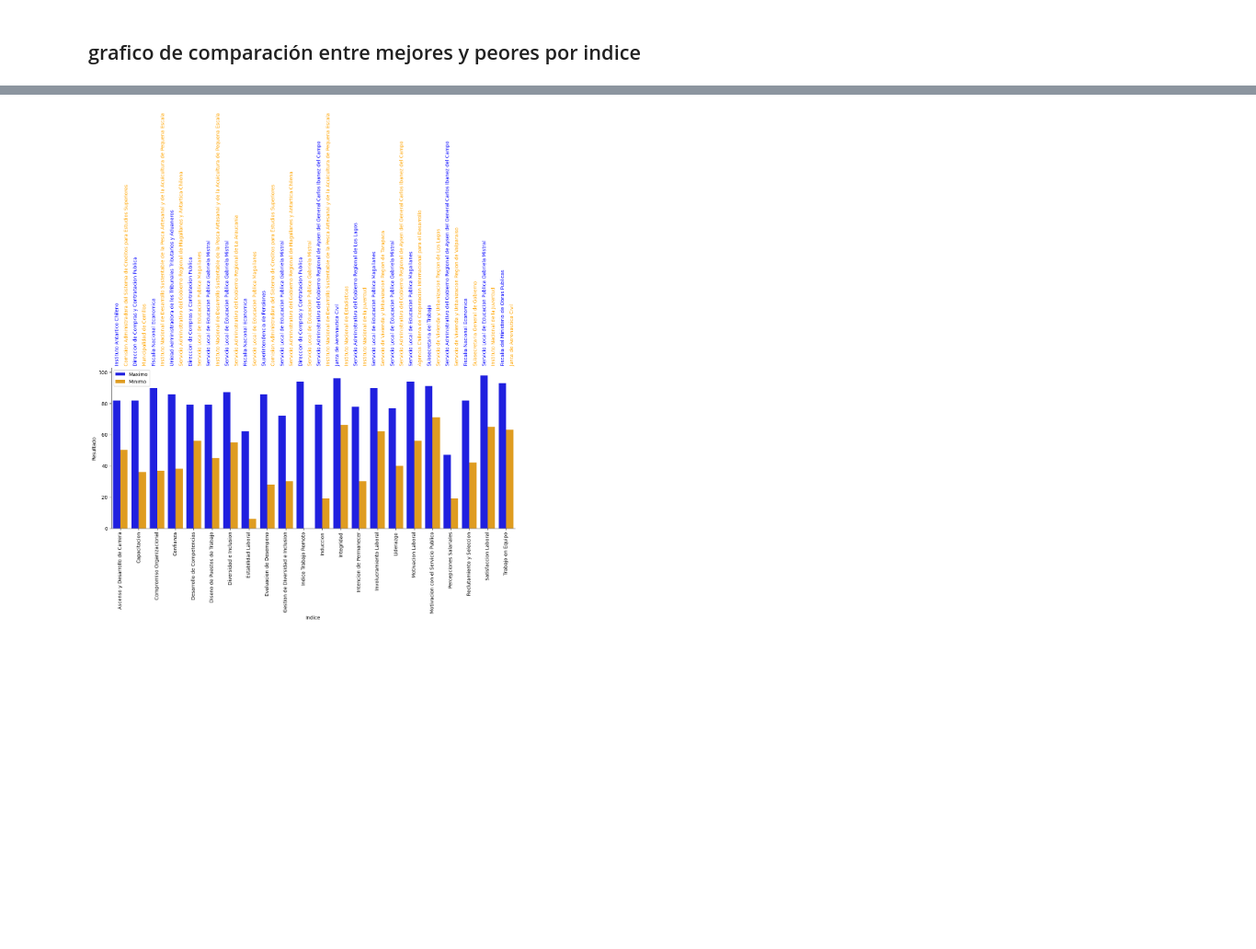
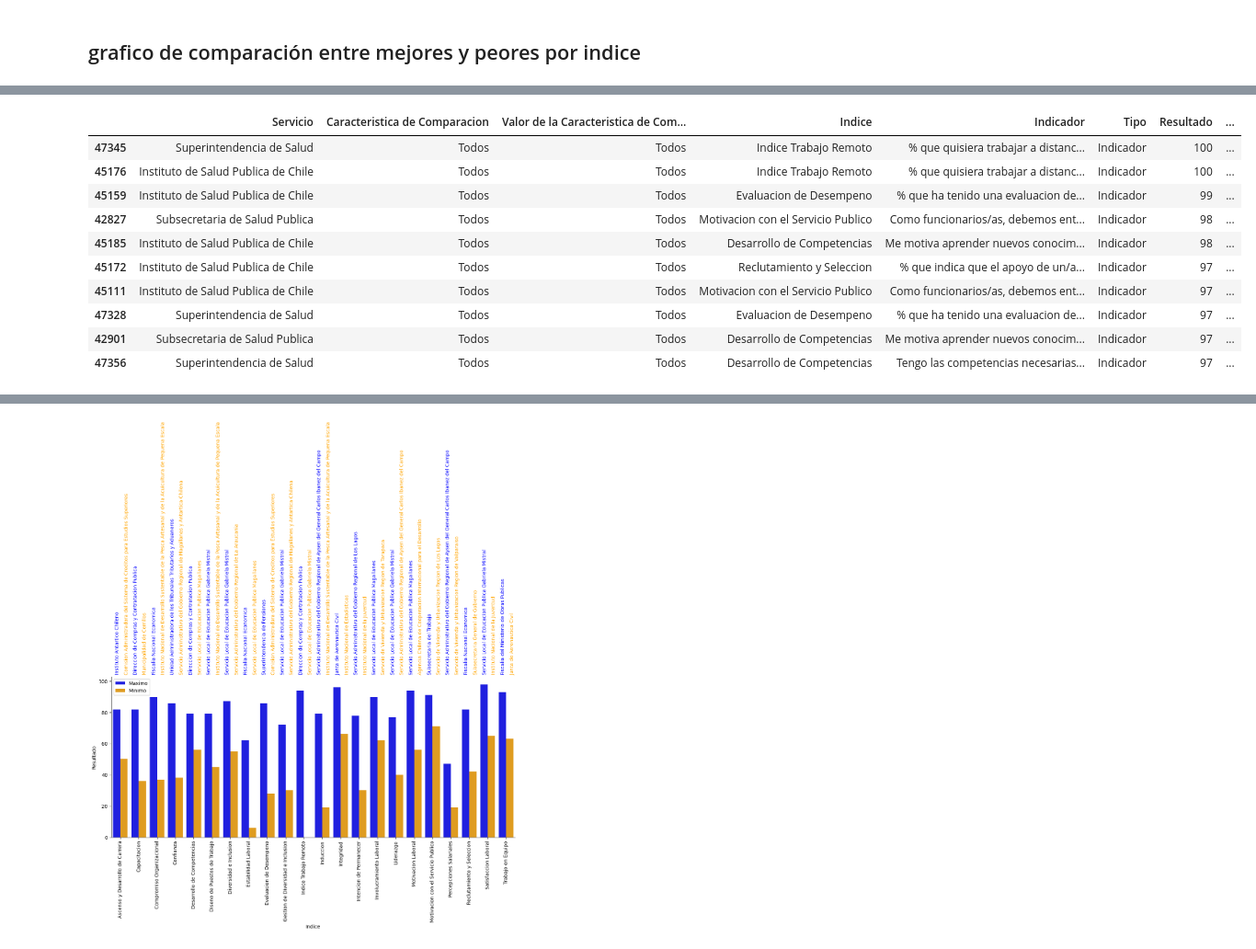
Before and after one commit to cgonzalezavalos/encuesta, a Jupyter notebook: EncuestaFuncionariosPublicos.ipynb, the cells around one changed output, grey strips where cells are left out. Shown at 92% size. Saved outputs shown, nothing was run; the diff lists cells and outputs as text; code cells hidden in the pictures; blank space fills up the shorter version.

```diff
--- a/EncuestaFuncionariosPublicos.ipynb
+++ b/EncuestaFuncionariosPublicos.ipynb
@@ -267,0 +268,14 @@ Agencia Chilena de Cooperacion Internacional para el Desarrollo
+# %%
+data_indicadores_max
+# %% [output]
+|  | Servicio | Caracteristica de Comparacion | Valor de la Caracteristica de Com... | Indice | Indicador | Tipo | Resultado | ... |
+| 47345 | Superintendencia de Salud | Todos | Todos | Indice Trabajo Remoto | % que quisiera trabajar a distanc... | Indicador | 100 | ... |
+| 45176 | Instituto de Salud Publica de Chile | Todos | Todos | Indice Trabajo Remoto | % que quisiera trabajar a distanc... | Indicador | 100 | ... |
+| 45159 | Instituto de Salud Publica de Chile | Todos | Todos | Evaluacion de Desempeno | % que ha tenido una evaluacion de... | Indicador | 99 | ... |
+| 42827 | Subsecretaria de Salud Publica | Todos | Todos | Motivacion con el Servicio Publico | Como funcionarios/as, debemos ent... | Indicador | 98 | ... |
+| 45185 | Instituto de Salud Publica de Chile | Todos | Todos | Desarrollo de Competencias | Me motiva aprender nuevos conocim... | Indicador | 98 | ... |
+| 45172 | Instituto de Salud Publica de Chile | Todos | Todos | Reclutamiento y Seleccion | % que indica que el apoyo de un/a... | Indicador | 97 | ... |
+| 45111 | Instituto de Salud Publica de Chile | Todos | Todos | Motivacion con el Servicio Publico | Como funcionarios/as, debemos ent... | Indicador | 97 | ... |
+| 47328 | Superintendencia de Salud | Todos | Todos | Evaluacion de Desempeno | % que ha tenido una evaluacion de... | Indicador | 97 | ... |
+| 42901 | Subsecretaria de Salud Publica | Todos | Todos | Desarrollo de Competencias | Me motiva aprender nuevos conocim... | Indicador | 97 | ... |
+| 47356 | Superintendencia de Salud | Todos | Todos | Desarrollo de Competencias | Tengo las competencias necesarias... | Indicador | 97 | ... |
```
Also changed, not shown: parts of 4 cells of this notebook, 1 other file.
